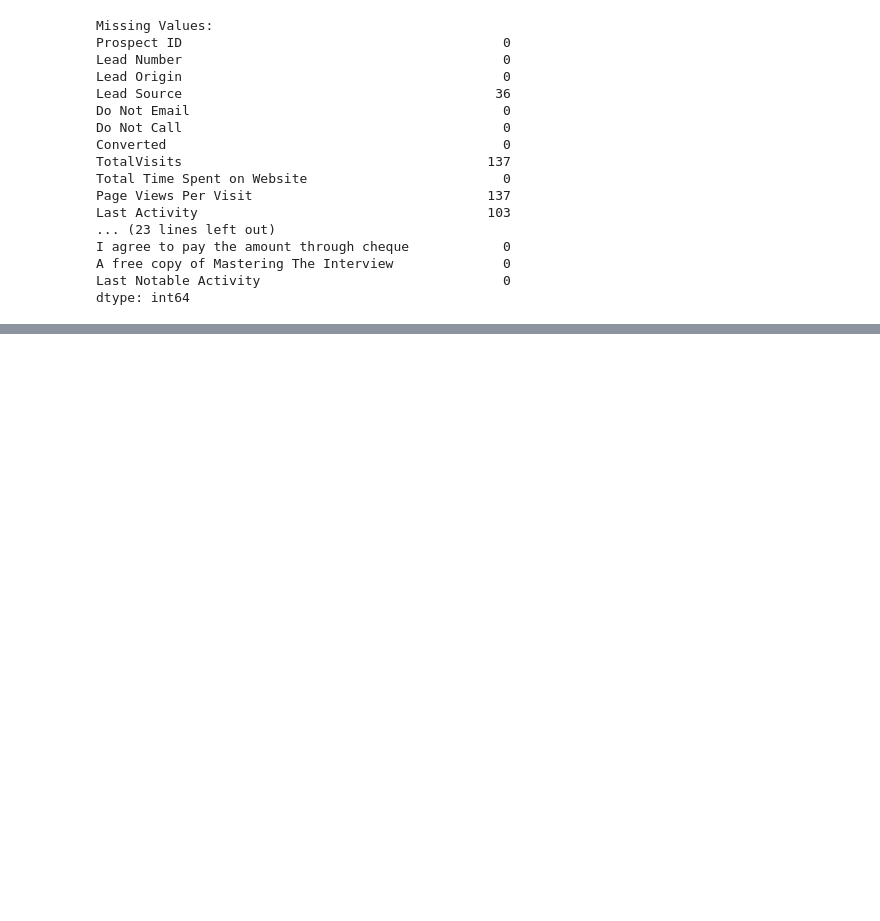
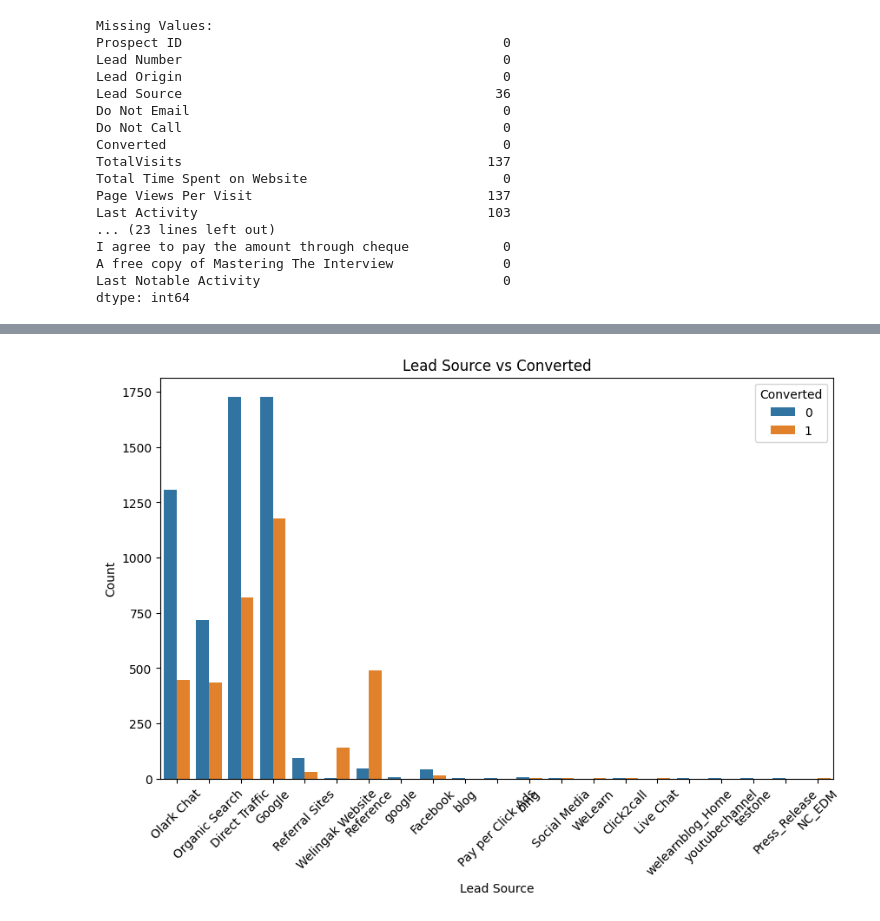
Before and after one commit to Shahbazi-Amir/smartlead_lead_scoring, a Jupyter notebook: smartlead_lead_scoring.ipynb, the cells around one changed output, grey strips where cells are left out. Saved outputs shown, nothing was run; the diff lists cells and outputs as text; code cells hidden in the pictures; blank space fills up the shorter version.

```diff
--- a/smartlead_lead_scoring.ipynb
+++ b/smartlead_lead_scoring.ipynb
@@ -144,0 +216,10 @@ dtype: int64
+# %%
+plt.figure(figsize=(10, 6))
+sns.countplot(x='Lead Source', hue='Converted', data=df)
+plt.title('Lead Source vs Converted')
+plt.xlabel('Lead Source')
+plt.ylabel('Count')
+plt.xticks(rotation=45)
+plt.show()
+# %% [output]
+[figure, added]
```
Also changed, not shown: parts of 7 cells of this notebook.
